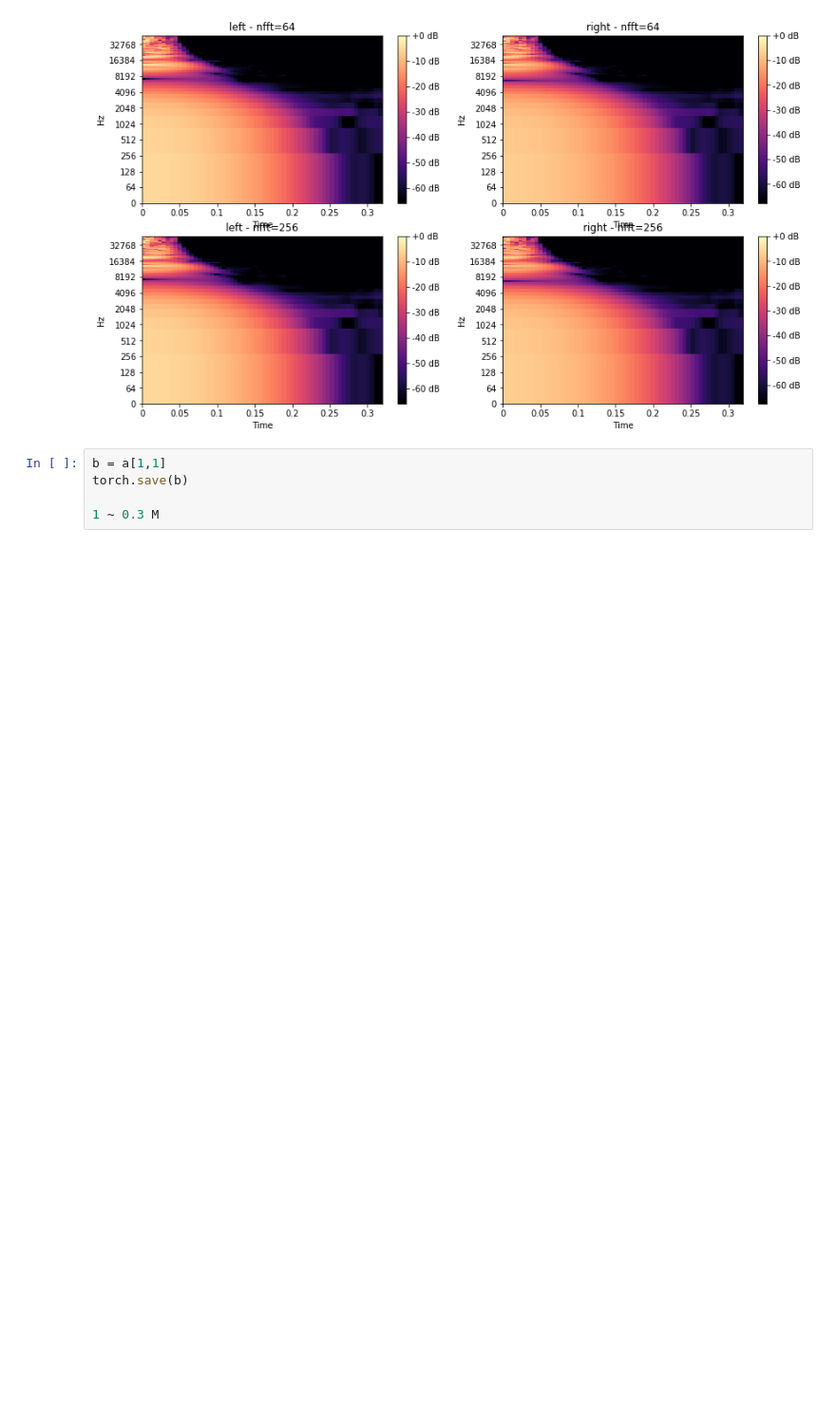
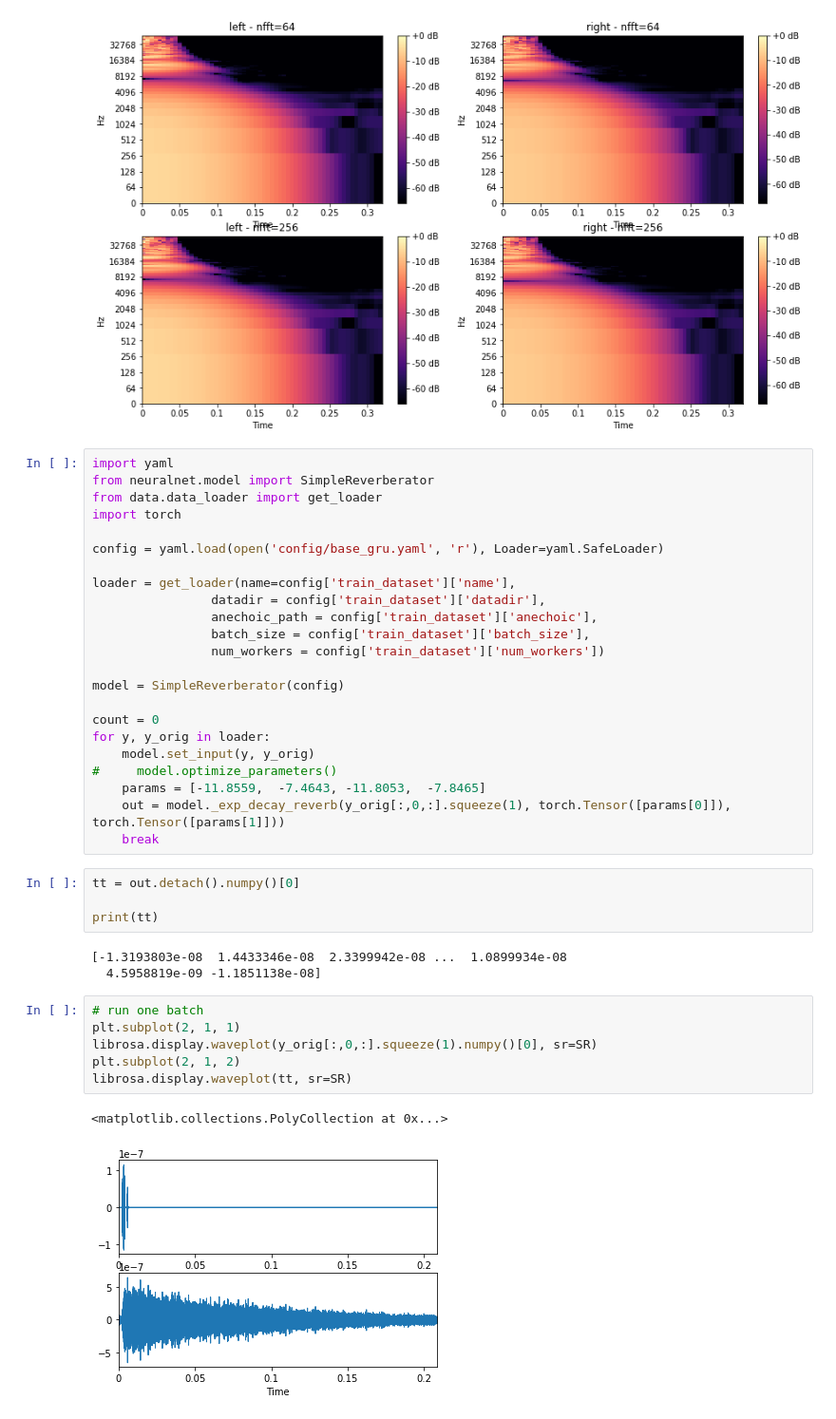
Before and after one commit to fromjupiter/NeuralReverb, a Jupyter notebook: visualization.ipynb, the cells around one changed output. Shown at 95% size. Drawn from its saved outputs; the diff is of its cells as text; blank space fills up the shorter version.

```diff
--- a/visualization.ipynb
+++ b/visualization.ipynb
@@ -78,8 +78,42 @@ drawFFT(r_ir[0],nfft=256)
 (129, 477)
 (129, 477)
 [figure]
-# %%
-b = a[1,1]
-torch.save(b)
-
-1 ~ 0.3 M
+# %%
+import yaml
+from neuralnet.model import SimpleReverberator
+from data.data_loader import get_loader
+import torch
+
+config = yaml.load(open('config/base_gru.yaml', 'r'), Loader=yaml.SafeLoader)
+
+loader = get_loader(name=config['train_dataset']['name'],
+                datadir = config['train_dataset']['datadir'],
+                anechoic_path = config['train_dataset']['anechoic'],
+                batch_size = config['train_dataset']['batch_size'],
+                num_workers = config['train_dataset']['num_workers'])
+
+model = SimpleReverberator(config)
+
+count = 0
+for y, y_orig in loader:
+    model.set_input(y, y_orig)
+#     model.optimize_parameters()
+    params = [-11.8559,  -7.4643, -11.8053,  -7.8465]
+    out = model._exp_decay_reverb(y_orig[:,0,:].squeeze(1), torch.Tensor([params[0]]),  torch.Tensor([params[1]]))
+    break
+# %%
+tt = out.detach().numpy()[0]
+
+print(tt)
+# %% [output]
+[-1.3193803e-08  1.4433346e-08  2.3399942e-08 ...  1.0899934e-08
+  4.5958819e-09 -1.1851138e-08]
+# %%
+# run one batch
+plt.subplot(2, 1, 1)
+librosa.display.waveplot(y_orig[:,0,:].squeeze(1).numpy()[0], sr=SR)
+plt.subplot(2, 1, 2)
+librosa.display.waveplot(tt, sr=SR)
+# %% [output]
+<matplotlib.collections.PolyCollection at 0x...>
+[figure, added]
```
Also changed, not shown: parts of 3 cells of this notebook, 8 other files.
